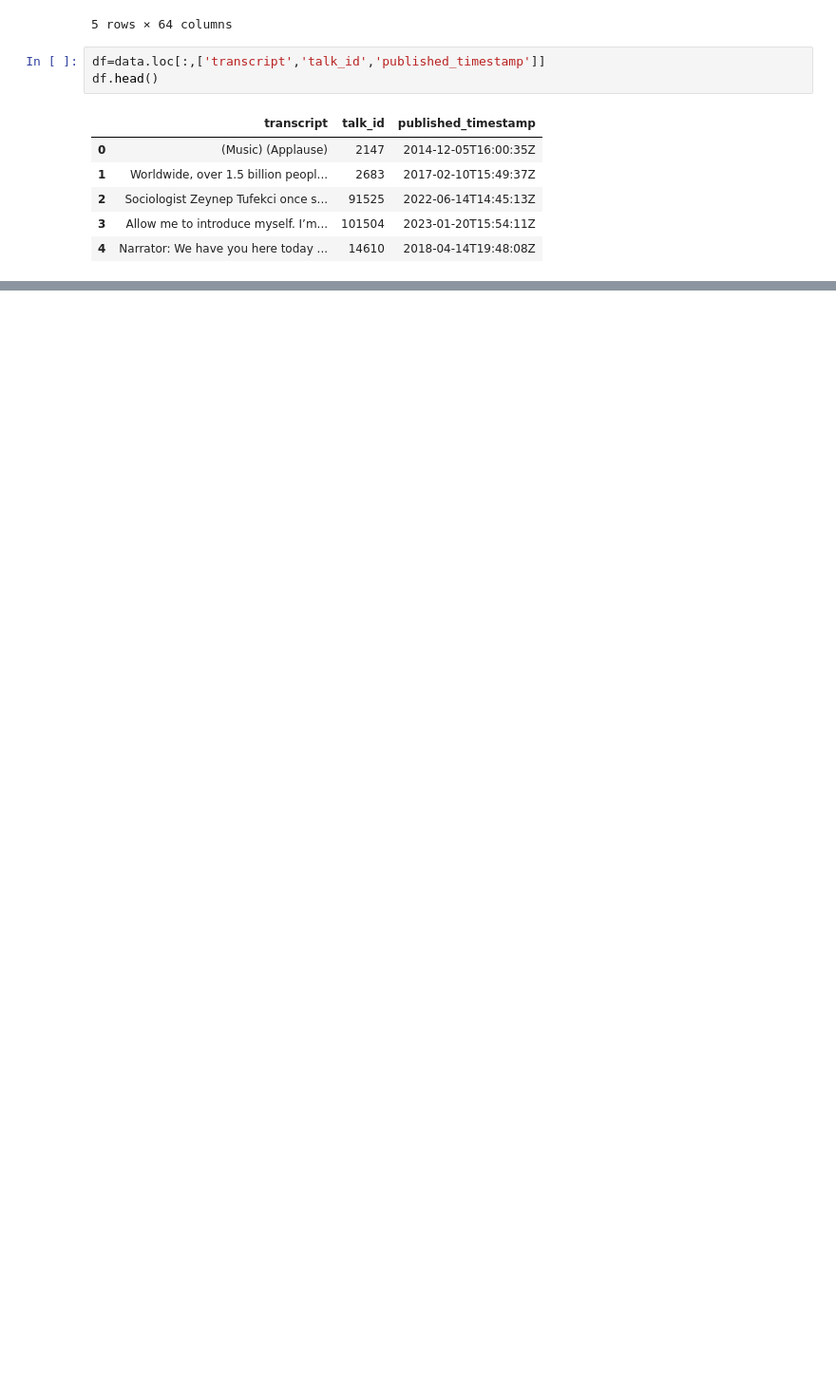
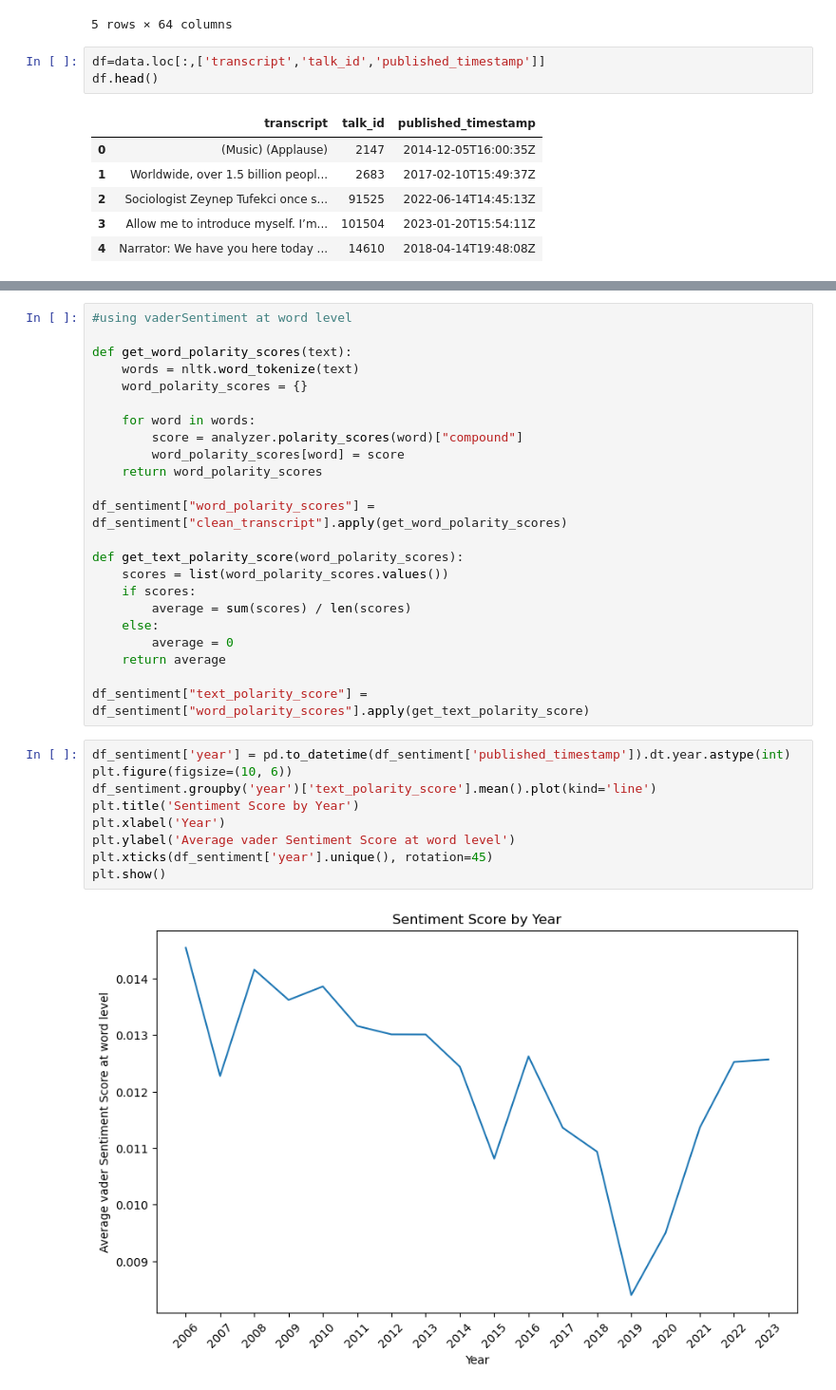
Before and after one commit to women-in-ai-ireland/September-2023-Group-001, a Jupyter notebook: SentimentAnalysis/SentimentAnalysis.ipynb, the cells around one changed output, grey strips where cells are left out. Shown at 95% size. Saved outputs shown, nothing was run; the diff lists cells and outputs as text; blank space fills up the shorter version.

```diff
--- a/SentimentAnalysis/SentimentAnalysis.ipynb
+++ b/SentimentAnalysis/SentimentAnalysis.ipynb
@@ -371,0 +197,34 @@ plt.show()
+# %%
+#using vaderSentiment at word level
+
+def get_word_polarity_scores(text):
+    words = nltk.word_tokenize(text)
+    word_polarity_scores = {}
+
+    for word in words:
+        score = analyzer.polarity_scores(word)["compound"]
+        word_polarity_scores[word] = score
+    return word_polarity_scores
+
+df_sentiment["word_polarity_scores"] = df_sentiment["clean_transcript"].apply(get_word_polarity_scores)
+
+def get_text_polarity_score(word_polarity_scores):
+    scores = list(word_polarity_scores.values())
+    if scores:
+        average = sum(scores) / len(scores)
+    else:
+        average = 0
+    return average
+
+df_sentiment["text_polarity_score"] = df_sentiment["word_polarity_scores"].apply(get_text_polarity_score)
+# %%
+df_sentiment['year'] = pd.to_datetime(df_sentiment['published_timestamp']).dt.year.astype(int)
+plt.figure(figsize=(10, 6))
+df_sentiment.groupby('year')['text_polarity_score'].mean().plot(kind='line')
+plt.title('Sentiment Score by Year')
+plt.xlabel('Year')
+plt.ylabel('Average vader Sentiment Score at word level')
+plt.xticks(df_sentiment['year'].unique(), rotation=45)
+plt.show()
+# %% [output]
+[figure, added]
```
Also changed, not shown: parts of 68 cells of this notebook.
